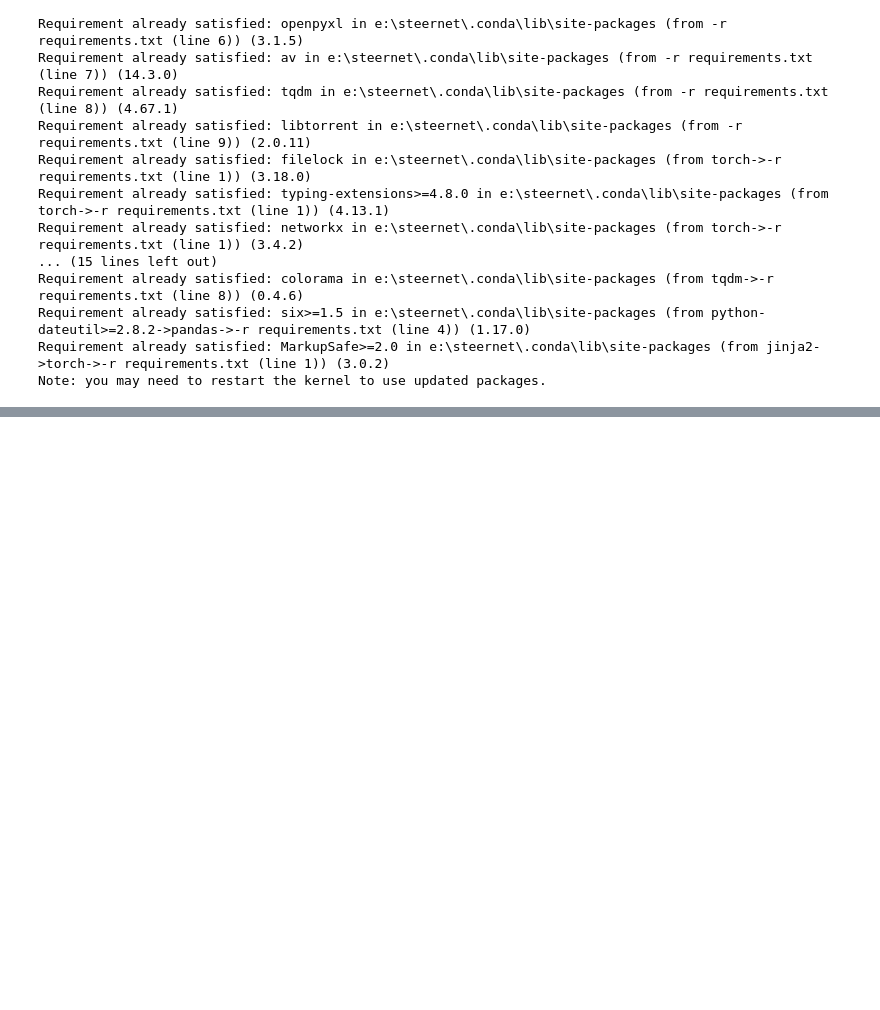
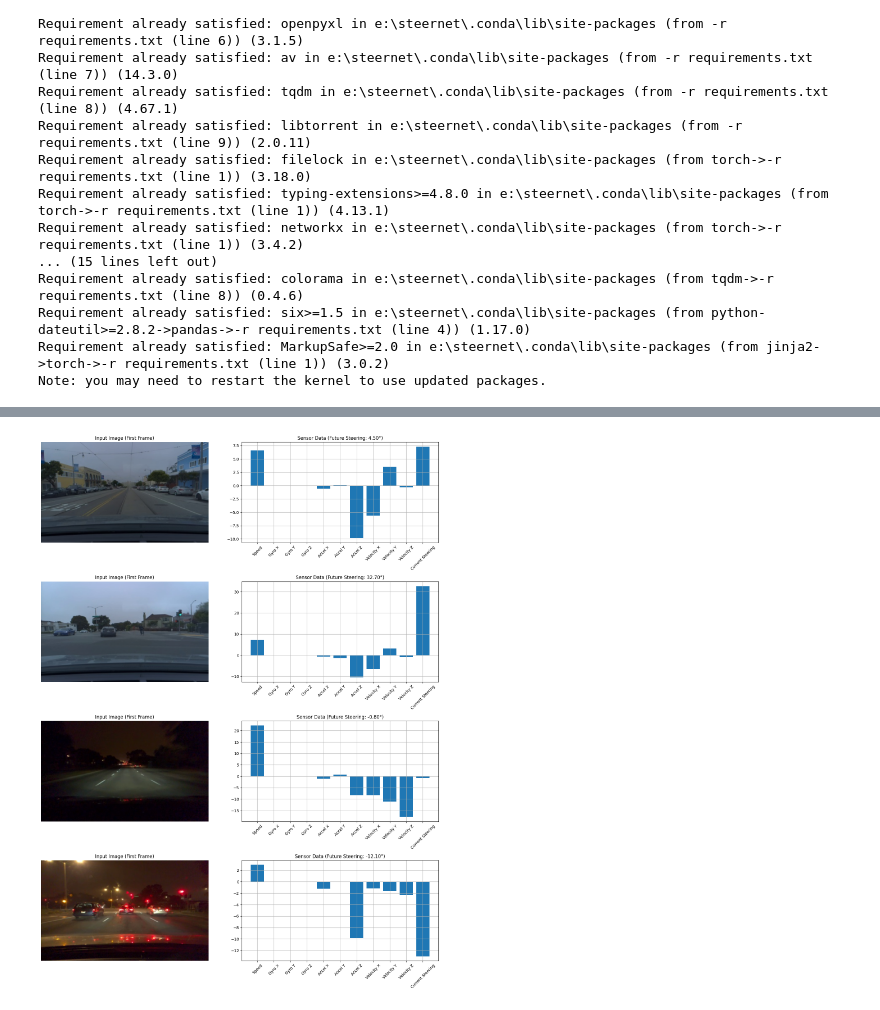
Before and after one commit to gh0stintheshe11/SteerNet, a Jupyter notebook: v4_RNN.ipynb, the cells around one changed output, grey strips where cells are left out. Saved outputs shown, nothing was run; the diff lists cells and outputs as text; code cells hidden in the pictures; blank space fills up the shorter version.

```diff
--- a/v4_RNN.ipynb
+++ b/v4_RNN.ipynb
@@ -33,17 +33,15 @@ import matplotlib.pyplot as plt
 # Define base directory paths
 DATA_DIR = 'data_synced'  # Directory containing processed CSV files and frame folders
 
-class DrivingDataset(Dataset):
-    def __init__(self, csv_file, transform=None):
-        # Load the CSV data
+class SequentialDrivingDataset(Dataset):
+    def __init__(self, csv_file, sequence_length=10, transform=None):
+        self.sequence_length = sequence_length
         self.data = pd.read_csv(csv_file)
 
         # Get frames directory path from CSV filename
+        base_dir = os.path.dirname(csv_file)
         filename = os.path.basename(csv_file)
-        self.frames_dir = os.path.join(DATA_DIR, f"{filename[:-4]}_frames")
-
-        print(f"CSV file: {csv_file}")
-        print(f"Frames directory: {self.frames_dir}")
+        self.frames_dir = os.path.join(base_dir, f"{filename[:-4]}_frames")
 
         # Verify frames directory exists
         if not os.path.exists(self.frames_dir):
@@ -55,48 +53,73 @@ class DrivingDataset(Dataset):
                               std=[0.229, 0.224, 0.225])
         ])
 
+        # Create sequences
+        self.sequences = []
+        total_frames = len(self.data)
+        for i in range(total_frames - sequence_length + 1):
+            self.sequences.append(i)
+
     def __len__(self):
-        return len(self.data)
+        return len(self.sequences)
 
     def __getitem__(self, idx):
-        # Get frame index from data
-        frame_idx = int(self.data.iloc[idx]['frame_idx'])
+        sequence_start = self.sequences[idx]
 
-        # Load frame image
-        frame_path = os.path.join(self.frames_dir, f"{frame_idx}.jpg")
-        frame = Image.open(frame_path).convert('RGB')
+        # Initialize sequence containers
+        image_sequence = []
+        sensor_sequence = []
+        target_sequence = []
 
-        if self.transform:
-            frame = self.transform(frame)
+        # Build sequence
+        for i in range(self.sequence_length):
+            frame_idx = sequence_start + i
+            row = self.data.iloc[frame_idx]
 
-        row = self.data.iloc[idx]
+            # Load image
+            frame_path = os.path.join(self.frames_dir, f"{int(row['frame_idx'])}.jpg")
+            frame = Image.open(frame_path).convert('RGB')
+            if self.transform:
+                frame = self.transform(frame)
+            image_sequence.append(frame)
 
-        # Get current sensor data (inputs)
-        speed_value = float(row['speed'].strip('[]') if isinstance(row['speed'], str) else row['speed'])
+            # Get sensor data
+            sensor_data = torch.tensor([
+                float(row['speed'].strip('[]') if isinstance(row['speed'], str) else row['speed']),
+                row['gyro_x'], row['gyro_y'], row['gyro_z'],
+                row['accel_x'], row['accel_y'], row['accel_z'],
+                row['velocity_x'], row['velocity_y'], row['velocity_z'],
+                row['current_steering'],
+            ], dtype=torch.float32)
+            sensor_sequence.append(sensor_data)
 
-        current_data = torch.tensor([
-            speed_value,
-            row['gyro_x'], row['gyro_y'], row['gyro_z'],
-            row['accel_x'], row['accel_y'], row['accel_z'],
-            row['velocity_x'], row['velocity_y'], row['velocity_z'],
-            row['current_steering'],
-        ], dtype=torch.float32)
+            # Get target (future steering angle)
+            target = torch.tensor(row['future_steering'], dtype=torch.float32)
+            target_sequence.append(target)
 
-        # Get future steering angle (target)
-        target = torch.tensor(row['future_steering'], dtype=torch.float32)
+        # Stack sequences
+        image_sequence = torch.stack(image_sequence)  # [T, C, H, W]
+        sensor_sequence = torch.stack(sensor_sequence)  # [T, 11]
+        target_sequence = torch.stack(target_sequence)  # [T]
 
-        return frame, current_data, target
+        return image_sequence, sensor_sequence, target_sequence
+
 
 def visualize_sample_datapoints(dataset, num_samples=4):
     """
     Visualize a few sample datapoints from the dataset to verify format
+    Shows the first frame from each sequence
     """
     fig, axes = plt.subplots(num_samples, 2, figsize=(15, 5*num_samples))
 
     for i in range(num_samples):
         # Get a random sample
         idx = np.random.randint(len(dataset))
-        image, sensor_data, target = dataset[idx]
+        image_sequence, sensor_sequence, target_sequence = dataset[idx]
+
+        # Take first frame and sensor data from the sequence
+        image = image_sequence[0]  # First frame
+        sensor_data = sensor_sequence[0]  # First sensor reading
+        target = target_sequence[0]  # First target value
 
         # Convert image tensor back to displayable format
         img = image.numpy().transpose(1, 2, 0)
@@ -108,7 +131,7 @@ def visualize_sample_datapoints(dataset, num_samples=4):
 
         # Plot image
         axes[i, 0].imshow(img)
-        axes[i, 0].set_title('Input Image')
+        axes[i, 0].set_title('Input Image (First Frame)')
         axes[i, 0].axis('off')
 
         # Create sensor data visualization
@@ -137,9 +160,8 @@ print(f"Found {len(csv_files)} CSV files")
 datasets = []
 for csv_file in tqdm(csv_files, desc="Loading datasets"):
     try:
-        dataset = DrivingDataset(csv_file)
+        dataset = SequentialDrivingDataset(csv_file)
         datasets.append(dataset)
-        print(f"Successfully loaded dataset from {csv_file}")
     except Exception as e:
         print(f"Error loading {csv_file}: {str(e)}")
         continue
@@ -215,3 +210,4 @@ Test: 1257 (15.0%)
+[figure, added]
 # %%
 import torch
 import torch.nn as nn
```
Also changed, not shown: parts of 5 cells of this notebook, 1 other file.
